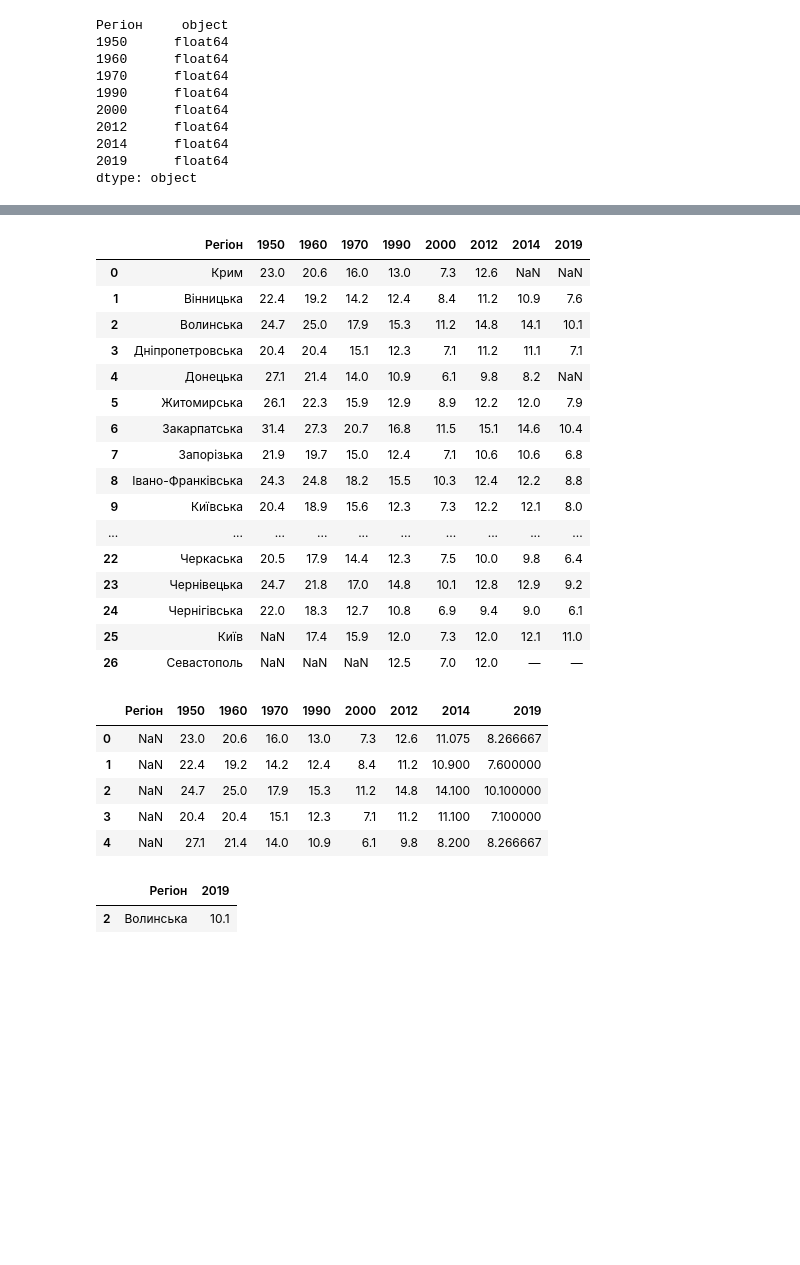
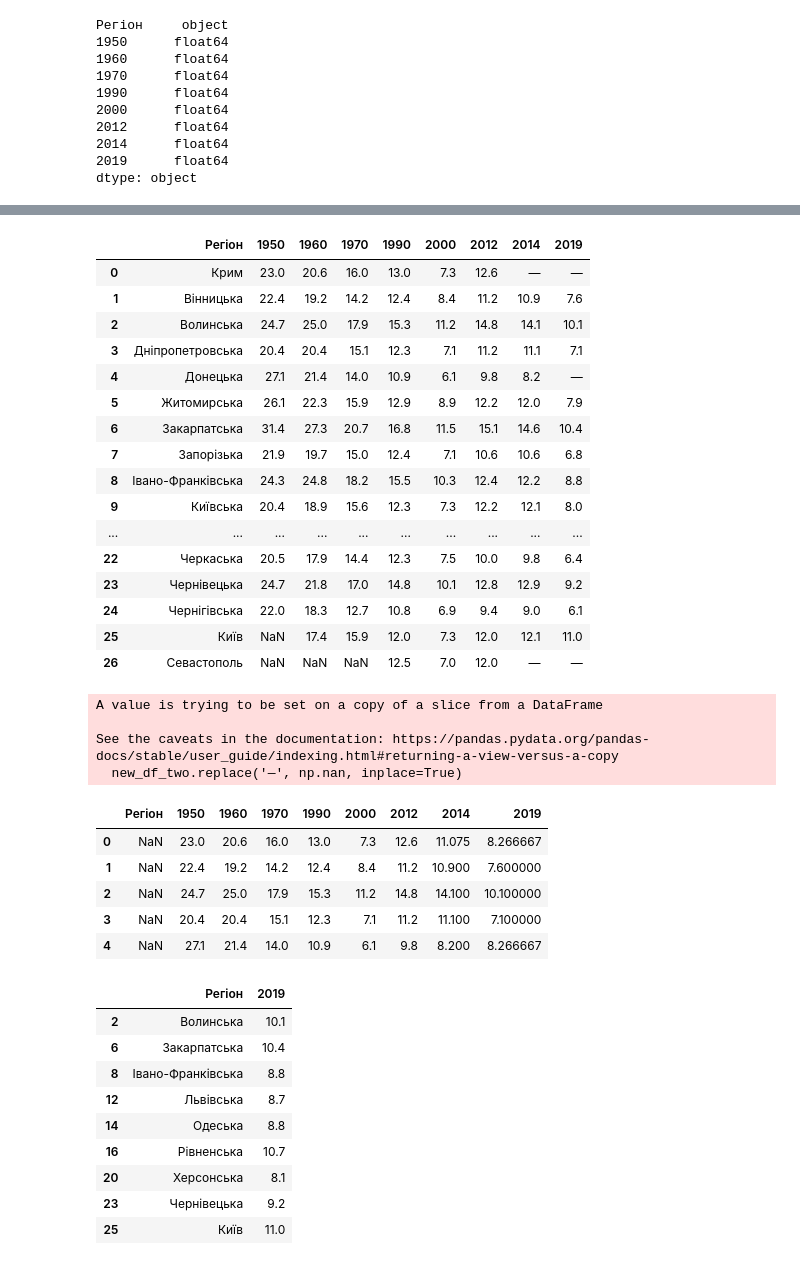
Before and after one commit to Nniikkoollaass/data-science-modul-5-HW, a Jupyter notebook: Hw2_1.ipynb, the cells around one changed output, grey strips where cells are left out. Saved outputs shown, nothing was run; the diff lists cells and outputs as text; code cells hidden in the pictures; blank space fills up the shorter version.

```diff
--- a/Hw2_1.ipynb
+++ b/Hw2_1.ipynb
@@ -9,7 +9,7 @@ url = 'https://uk.wikipedia.org/wiki/%D0%9D%D0%B0%D1%81%D0%B5%D0%BB%D0%B5%D0%BD%
 
 table = pd.read_html(url, match='Коефіцієнт народжуваності в регіонах України', decimal=',', thousands='.')
 #Вивести перші рядки таблиці за допомогою методу head
-df = table[0].head()
+df = table[0]
 df
 # %% [output]
 |  | Регіон | 1950 | 1960 | 1970 | 1990 | 2000 | 2012 | 2014 | 2019 |
@@ -104,16 +116,16 @@ missing_percentage
 dtype: float64
 # %%
 #Видаліть з таблиці дані по всій країні, останній рядок таблиці
-table[0]
-
-table[0].drop(27)
+# Видалення останнього рядка, що містить дані по всій країні
+df.drop(df.tail(1).index, inplace=True)
+df
 # %% [output]
 |  | Регіон | 1950 | 1960 | 1970 | 1990 | 2000 | 2012 | 2014 | 2019 |
-| 0 | Крим | 23.0 | 20.6 | 16.0 | 13.0 | 7.3 | 12.6 | NaN | NaN |
+| 0 | Крим | 23.0 | 20.6 | 16.0 | 13.0 | 7.3 | 12.6 | — | — |
 | 1 | Вінницька | 22.4 | 19.2 | 14.2 | 12.4 | 8.4 | 11.2 | 10.9 | 7.6 |
 | 2 | Волинська | 24.7 | 25.0 | 17.9 | 15.3 | 11.2 | 14.8 | 14.1 | 10.1 |
 | 3 | Дніпропетровська | 20.4 | 20.4 | 15.1 | 12.3 | 7.1 | 11.2 | 11.1 | 7.1 |
-| 4 | Донецька | 27.1 | 21.4 | 14.0 | 10.9 | 6.1 | 9.8 | 8.2 | NaN |
+| 4 | Донецька | 27.1 | 21.4 | 14.0 | 10.9 | 6.1 | 9.8 | 8.2 | — |
 | 5 | Житомирська | 26.1 | 22.3 | 15.9 | 12.9 | 8.9 | 12.2 | 12.0 | 7.9 |
 | 6 | Закарпатська | 31.4 | 27.3 | 20.7 | 16.8 | 11.5 | 15.1 | 14.6 | 10.4 |
 | 7 | Запорізька | 21.9 | 19.7 | 15.0 | 12.4 | 7.1 | 10.6 | 10.6 | 6.8 |
@@ -136,6 +148,10 @@ mean_values = new_df_two.mean()
 new_df_two.fillna(mean_values, inplace=True)
 new_df_two
 # %% [output]
+A value is trying to be set on a copy of a slice from a DataFrame
+
+See the caveats in the documentation: https://pandas.pydata.org/pandas-docs/stable/user_guide/indexing.html#returning-a-view-versus-a-copy
+  new_df_two.replace('—', np.nan, inplace=True)
 |  | Регіон | 1950 | 1960 | 1970 | 1990 | 2000 | 2012 | 2014 | 2019 |
 | 0 | NaN | 23.0 | 20.6 | 16.0 | 13.0 | 7.3 | 12.6 | 11.075 | 8.266667 |
 | 1 | NaN | 22.4 | 19.2 | 14.2 | 12.4 | 8.4 | 11.2 | 10.900 | 7.600000 |
@@ -145,21 +161,32 @@ new_df_two
 # %%
 # Отримайте список регіонів, де рівень народжуваності у 2019 році був вищим за середній по Україні
 # Вибираємо стовпець з роком 2019 та стовпець з середнім значенням
 df_2019 = df.iloc[:, [0, -1]]  # Використовуємо індекси стовпців
+
+# Замінюємо "—" на NaN
+df_2019.iloc[:, -1] = df_2019.iloc[:, -1].replace('—', np.nan)
 
 # Змінюємо тип даних стовпця "2019" на числовий
 df_2019.iloc[:, -1] = df_2019.iloc[:, -1].str.replace(',', '.').astype(float)
 
 # Розраховуємо середнє значення рівня народжуваності по Україні
 mean_birth_rate = df_2019.iloc[:, -1].mean()
 
 # Відбираємо регіони, де рівень народжуваності у 2019 році був вищим за середній по Україні
 regions_higher_than_mean = df_2019[df_2019.iloc[:, -1] > mean_birth_rate]
 
 regions_higher_than_mean
 # %% [output]
 |  | Регіон | 2019 |
 | 2 | Волинська | 10.1 |
+| 6 | Закарпатська | 10.4 |
+| 8 | Івано-Франківська | 8.8 |
+| 12 | Львівська | 8.7 |
+| 14 | Одеська | 8.8 |
+| 16 | Рівненська | 10.7 |
+| 20 | Херсонська | 8.1 |
+| 23 | Чернівецька | 9.2 |
+| 25 | Київ | 11.0 |
 # %%
 # У якому регіоні була найвища народжуваність у 2014 році?
 # Вибираємо стовпець з регіонами та стовпець з рівнями народжуваності у 2014 році
```
Also changed, not shown: parts of 8 cells of this notebook.
